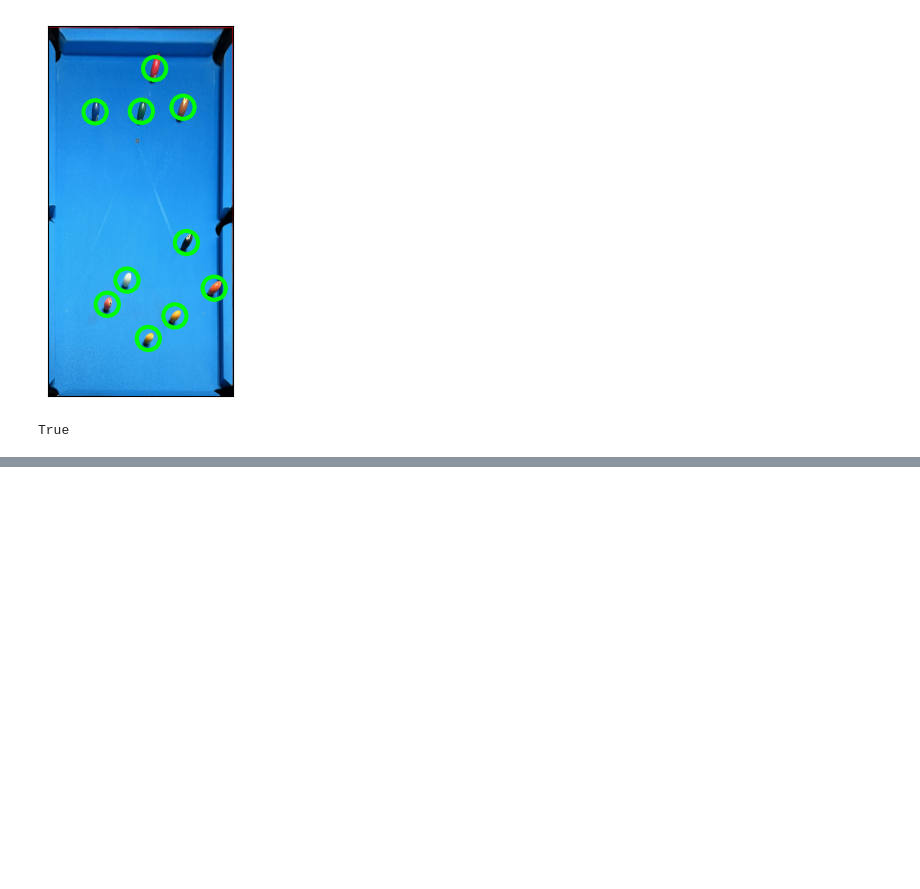
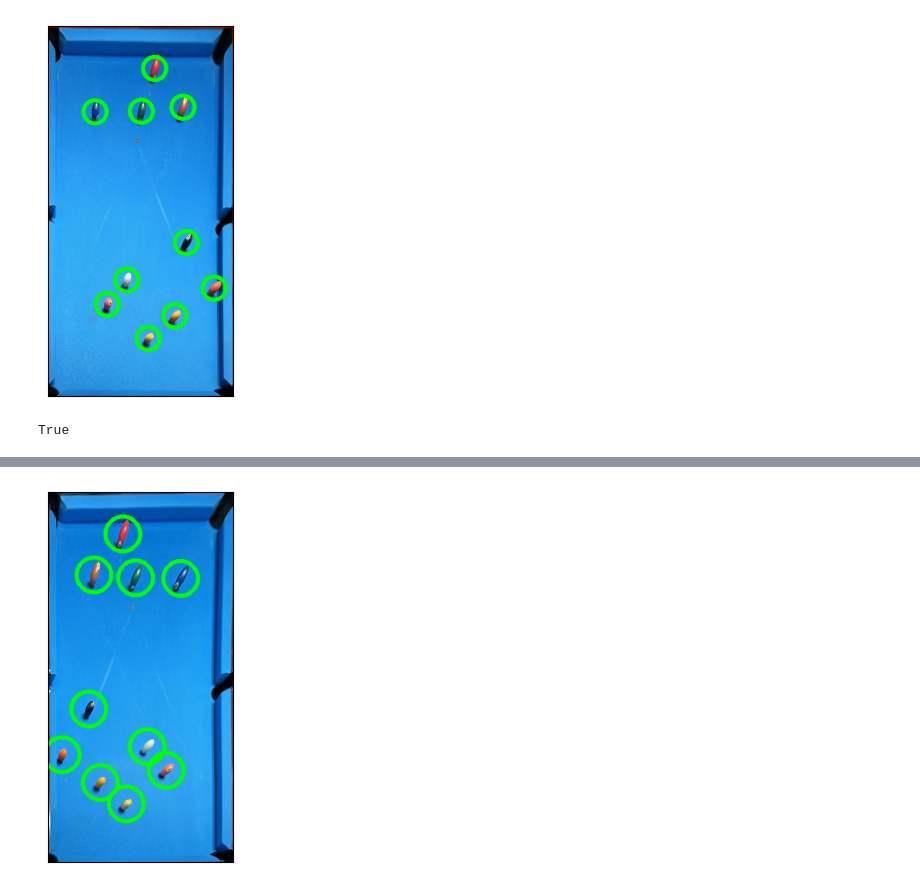
Before and after one commit to moshi747/PoolML, a Jupyter notebook: Vision/Vision.ipynb, the cells around one changed output, grey strips where cells are left out. Cells and saved outputs as stored; diff of their text form; code cells hidden in the pictures; blank space fills up the shorter version.

```diff
--- a/Vision/Vision.ipynb
+++ b/Vision/Vision.ipynb
@@ -382,0 +439,13 @@ True
+# %%
+img = copy.copy(img_orig)
+
+img = cv2.warpPerspective(img, h, (320,640))
+
+for center in t_coords:
+    cv2.circle(img, center, 30, (0, 255, 0), 5)
+
+plt.imshow(cv2.cvtColor(img, cv2.COLOR_BGR2RGB))
+plt.xticks([]), plt.yticks([])  # to hide tick values on X and Y axis
+plt.show()
+# %% [output]
+[figure, added]
```
Also changed, not shown: parts of 8 cells of this notebook, 25 other files.
